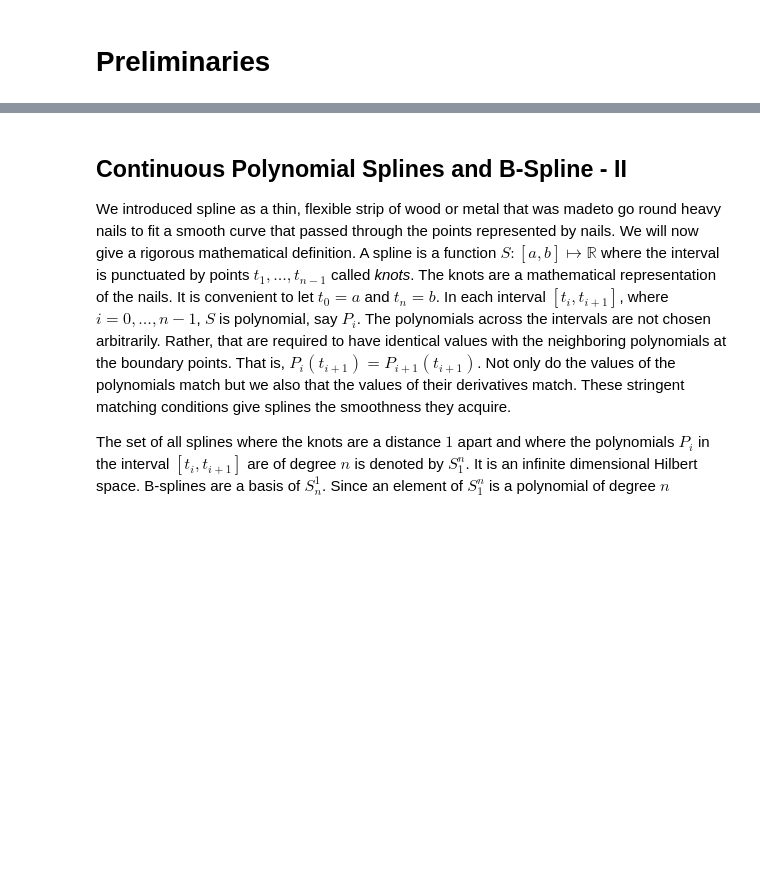
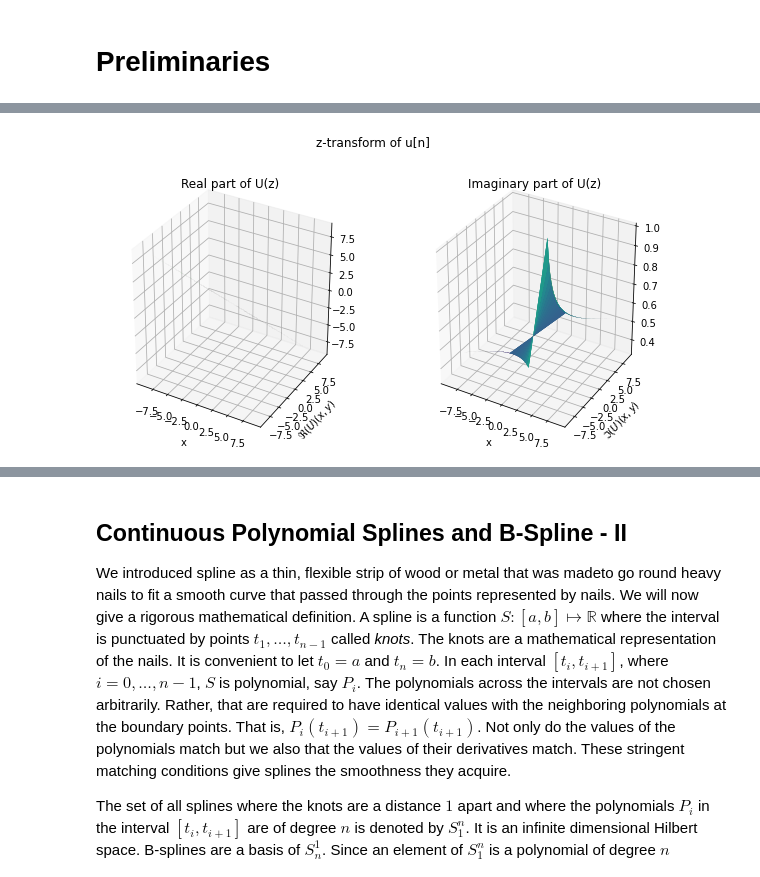
Before and after one commit to amey-joshi/am, a Jupyter notebook: p3/m2p_B01_B_ImageSplines_Version_3.ipynb, the cells around one changed output, grey strips where cells are left out. Cells and saved outputs as stored; diff of their text form; code cells hidden in the pictures; blank space fills up the shorter version.

```diff
--- a/p3/m2p_B01_B_ImageSplines_Version_3.ipynb
+++ b/p3/m2p_B01_B_ImageSplines_Version_3.ipynb
@@ -179 +358,38 @@ Fig.2 Interpolation with smooth functions
+# %%
+# Example of plotting a z-transform
+
+import numpy as np
+import matplotlib.pyplot as plt
+from mpl_toolkits import mplot3d
+
+# We will plot the function U(z) on the grid ([-3, -1] U [1, 3]) x ([-3, -1] U [1, 3])
+R = np.concatenate((np.linspace(-3, -1, 15), np.linspace(1, 3, 15)))
+x = np.outer(R, R)
+y = np.outer(R, R)
+
+# The denominator is common. We evaluate it once.
+D = np.multiply(x - 1, x - 1) - np.multiply(y, y)
+z_re = np.divide(np.multiply(x, x-1) + np.multiply(y, y), D)
+z_im = -np.divide(y, D)
+
+fig = plt.figure(figsize = (10, 5))
+fig.suptitle('z-transform of u[n]')
+
+ax1 = fig.add_subplot(1, 2, 1, projection='3d')
+ax1.plot_surface(x, y, z_re, cmap = 'viridis', edgecolor = 'none')
+ax1.set_title('Real part of U(z)')
+ax1.set_xlabel('x')
+ax1.set_ylabel('y')
+ax1.set_ylabel(r'$\Re(U)(x, y)$')
+
+ax2 = fig.add_subplot(1, 2, 2, projection='3d')
+ax2.plot_surface(x, y, z_im, cmap = 'viridis', edgecolor = 'none')
+ax2.set_title('Imaginary part of U(z)')
+ax2.set_xlabel('x')
+ax2.set_ylabel('y')
+ax2.set_ylabel(r'$\Im(U)(x, y)$')
+
+plt.show()
+# %% [output]
+[figure, added]
 # %% [markdown]
```
Also changed, not shown: parts of 16 cells of this notebook.
